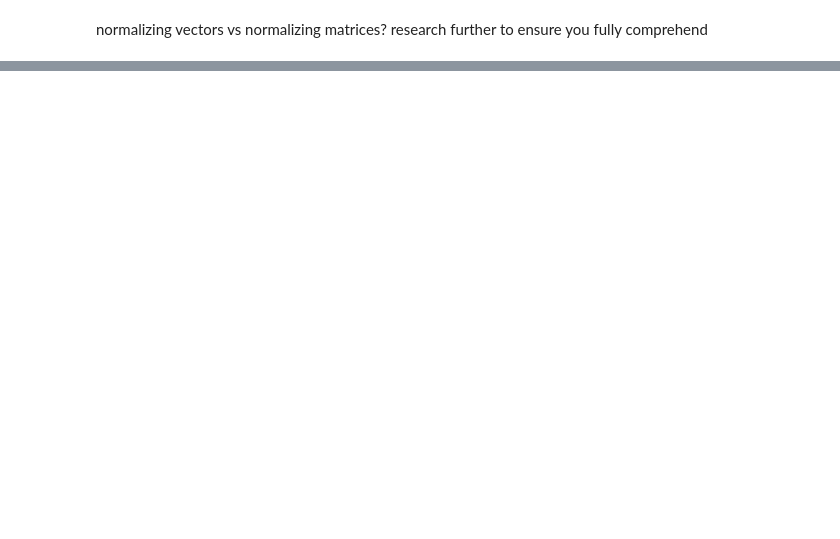
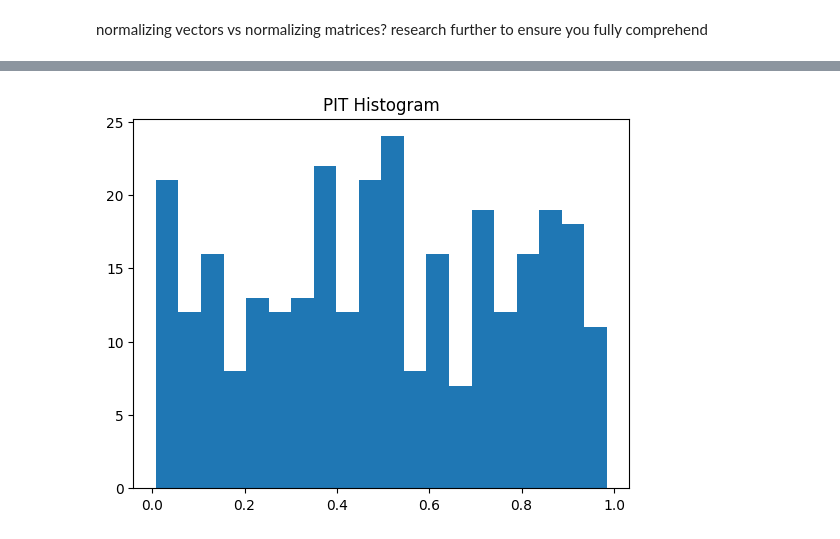
Before and after one commit to codeToad101/Equity-MCMC, a Jupyter notebook: calcVisual.ipynb, the cells around one changed output, grey strips where cells are left out. Drawn from its saved outputs; the diff is of its cells as text; code cells hidden in the pictures; blank space fills up the shorter version.

Commit message:
progress w/ posterior checks

```diff
--- a/calcVisual.ipynb
+++ b/calcVisual.ipynb
@@ -572,0 +567,90 @@ Simulated kurtosis mean: 17.984687331679883
+# %%
+#sequential mc below w/ particles acting as weigted set
+# --- initialize particles from posterior ---
+n_particles = 2000
+
+idx = np.random.choice(len(phi_draws), size=n_particles)
+
+phi = phi_draws[idx]
+sigma_eta = sigma_eta_draws[idx]
+mu = mu_draws[idx]
+nu = nu_draws[idx]
+
+# initialize latent volatility from posterior
+h_particles = h_current[idx]
+
+coverage_count = 0
+lower_bounds = []
+upper_bounds = []
+log_likelihoods = []
+pit_values = []
+
+for actual_return in test_returns:
+
+    # --- PREDICT STEP ---
+    noise = np.random.randn(n_particles)
+    h_particles = (
+        mu
+        + phi * (h_particles - mu)
+        + sigma_eta * noise
+    ) #"based on yesterday, what is today"
+    h_particles = np.clip(h_particles, -10, 5)
+
+    # simulate predictive returns
+    z = t.rvs(df=nu)
+    r_particles = mu + np.exp(h_particles / 2) * z
+
+    # --- COMPUTE INTERVAL ---
+    pit = np.mean(r_particles <= actual_return)
+    pit_values.append(pit)
+
+    lower = np.percentile(r_particles, 2.5)
+    upper = np.percentile(r_particles, 97.5)
+
+    lower_bounds.append(lower)
+    upper_bounds.append(upper)
+
+    if lower <= actual_return <= upper:
+        coverage_count += 1
+
+    # --- WEIGHT UPDATE (LIKELIHOOD) ---
+    scale = np.exp(h_particles / 2)
+
+    likelihoods = t.pdf(
+        actual_return,
+        df=nu,
+        loc=mu,
+        scale=scale
+    ) #this section is key, accts for tails and particle weighting
+
+    # avoid collapse
+    likelihoods += 1e-12
+    weights = likelihoods / np.sum(likelihoods)
+
+    # --- LOG PREDICTIVE LIKELIHOOD ---
+    log_lik = np.log(np.mean(likelihoods))
+    log_likelihoods.append(log_lik)
+
+    # --- RESAMPLE ---
+    resample_idx = np.random.choice( #picks good/bad particles apt accordingly
+        np.arange(n_particles),
+        size=n_particles,
+        p=weights
+    )
+
+    h_particles = h_particles[resample_idx]
+    phi = phi[resample_idx]
+    sigma_eta = sigma_eta[resample_idx]
+    mu = mu[resample_idx]
+    nu = nu[resample_idx]
+
+# --- RESULT ---
+coverage_rate = coverage_count / len(test_returns)
+print("Filtered Empirical Coverage:", coverage_rate)
+print("Avg Interval Width:", np.mean(np.array(upper_bounds) - np.array(lower_bounds)))
+print("Avg Log Predictive Likelihood:", np.mean(log_likelihoods))
+print(np.mean(pit_values), np.var(pit_values))
+plt.hist(pit_values, bins=20)
+plt.title("PIT Histogram")
+plt.show()
+# %% [output]
@@ -572,0 +661 @@ Simulated kurtosis mean: 17.984687331679883
+[figure, added]
```
Also changed, not shown: parts of 14 cells of this notebook.
